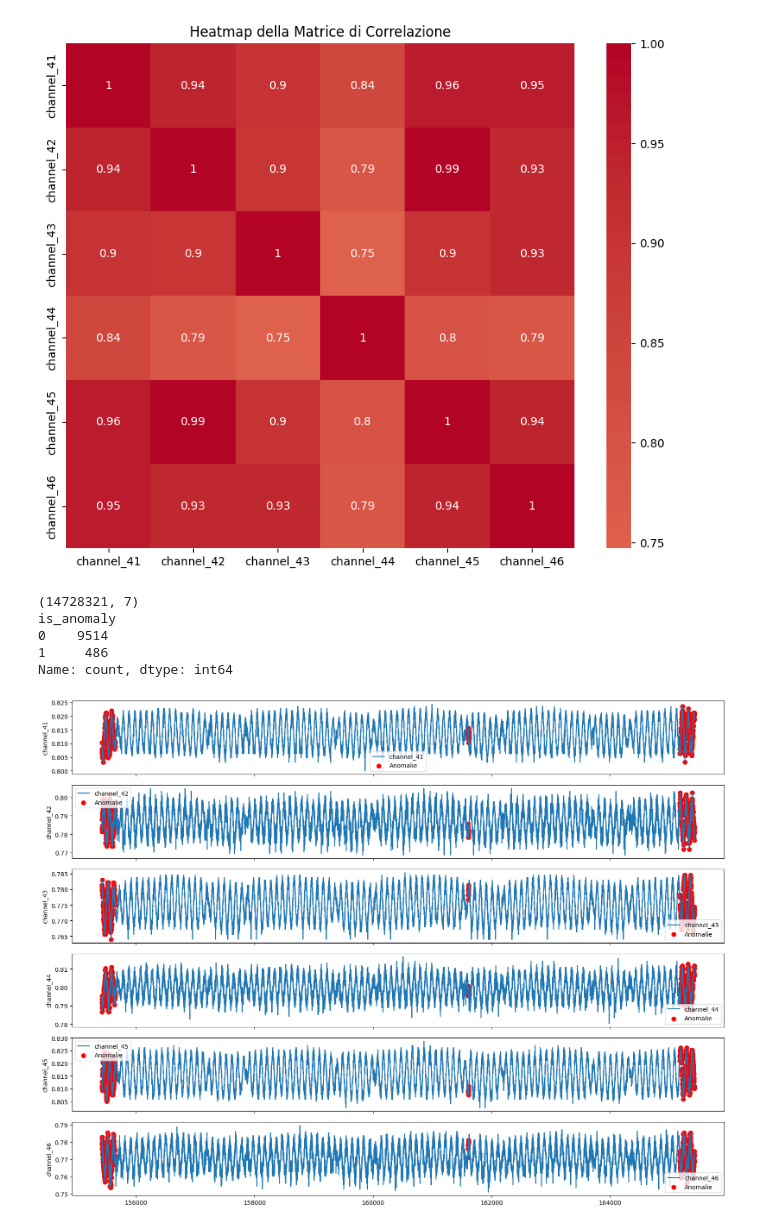
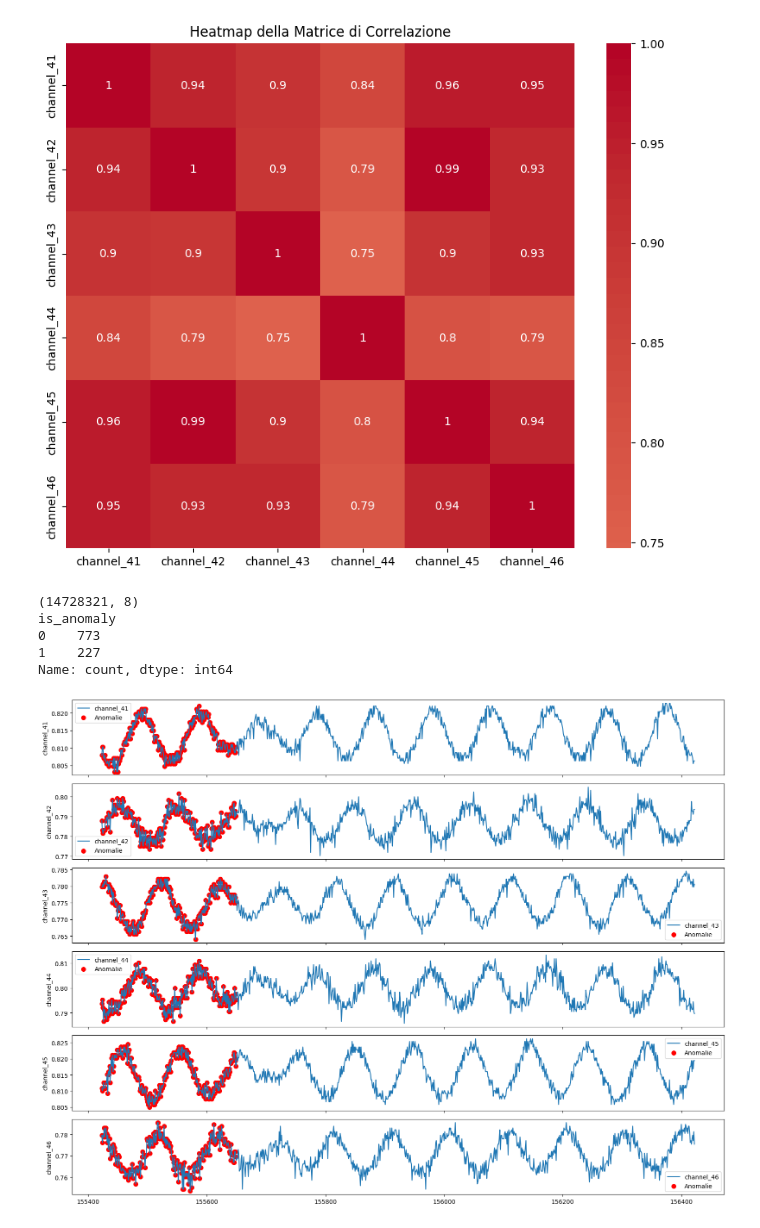
Before and after one commit to GionataGrotto/ESA_spacecraft_anomaly, a Jupyter notebook: Code/important_channels.ipynb, the cells around one changed output. Saved outputs shown, nothing was run; the diff lists cells and outputs as text; code cells hidden in the pictures.

```diff
--- a/Code/important_channels.ipynb
+++ b/Code/important_channels.ipynb
@@ -16,34 +16,36 @@ plt.show()
 # %%
 print(df.shape)
 
 # Define columns to plot
 columns_to_plot = ["channel_41", "channel_42", "channel_43", "channel_44", "channel_45", "channel_46"]
 
 # Create subplots (one row per column)
 fig, axes = plt.subplots(nrows=len(columns_to_plot), ncols=1, figsize=(16, 12), sharex=True)
 
-start = df["is_anomaly"].idxmax() + 40040
-n = 10000
+
+col_anomaly = 'is_anomaly'
+start = df[col_anomaly].idxmax() + 40040
+n = 1000
 small = df[start:start+n]
-outlier = small[small['is_anomaly'] == 1]
+outlier = small[small[col_anomaly] == 1]
 
-print(small["is_anomaly"].value_counts())
+print(small[col_anomaly].value_counts())
 
 # Plot each column in a separate subplot
 for ax, col in zip(axes, columns_to_plot):
     ax.plot(df.iloc[start:start+n][col], label=col)
     ax.scatter(outlier.index, outlier[col], color='red', label='Anomalie', s=50)
     ax.set_ylabel(col)
     ax.legend()
 
 # Set common X label
 
 plt.tight_layout()
 plt.show()
 # %% [output]
-(14728321, 7)
+(14728321, 8)
 is_anomaly
-0    9514
-1     486
+0    773
+1    227
 Name: count, dtype: int64
-[figure, old version]
+[figure, new version]
```
Also changed, not shown: parts of 6 cells of this notebook.
